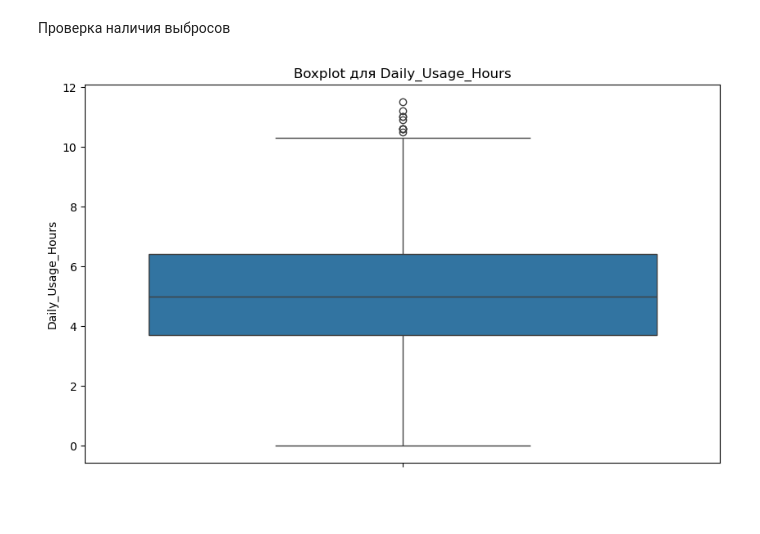
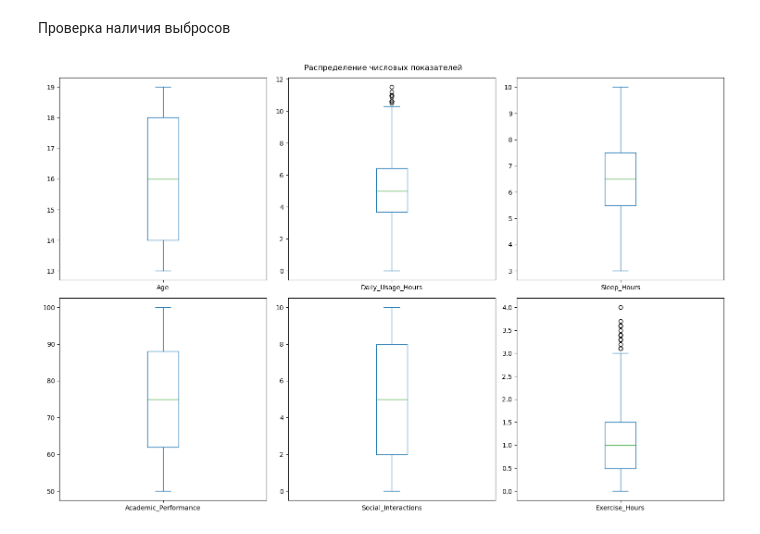
Before and after one commit to Astra-g/ML_teen_phone_addiction, a Jupyter notebook: ML_teen_phone_addiction.ipynb, the cells around one changed output. Drawn from its saved outputs; the diff is of its cells as text; code cells hidden in the pictures; blank space fills up the shorter version.

```diff
--- a/ML_teen_phone_addiction.ipynb
+++ b/ML_teen_phone_addiction.ipynb
@@ -81,0 +62,4 @@ print(data.head(10))
+# %%
+data['grade_numeric'] = data['School_Grade'].str.replace('th|st|nd|rd', '', regex=True)
+data['grade_numeric'] = pd.to_numeric(data['grade_numeric'])
+display(data.head(5))
@@ -82,9 +96,21 @@ print(data.head(10))
 # %% [markdown]
 Проверка наличия выбросов
-# %%
-plt.figure(figsize=(10, 6))
-sns.boxplot(data=data['Daily_Usage_Hours'])
-plt.title('Boxplot для Daily_Usage_Hours')
-plt.show()
-# %% [output]
-[figure, removed]
+# %%
+# Выбор столбцов для анализа
+numeric_columns = ['Age', 'Daily_Usage_Hours', 'Sleep_Hours', 'Academic_Performance',
+                  'Social_Interactions', 'Exercise_Hours']
+['Apps_Used_Daily', 'Time_on_Social_Media', 'Time_on_Gaming', 'Time_on_Education',
+'Family_Communication', 'Weekend_Usage_Hours', 'Addiction_Level', '' ]
+
+
+# Построение boxplot для всех выбранных столбцов
+data[numeric_columns].plot(kind='box',
+                          subplots=True,
+                          layout=(2, 3),
+                          figsize=(15, 10),
+                          sharey=False)  # sharey=False если масштабы разные
+plt.suptitle('Распределение числовых показателей')
+plt.tight_layout()
+plt.show()
+# %% [output]
+[figure, added]
```
Also changed, not shown: parts of 10 cells of this notebook.
